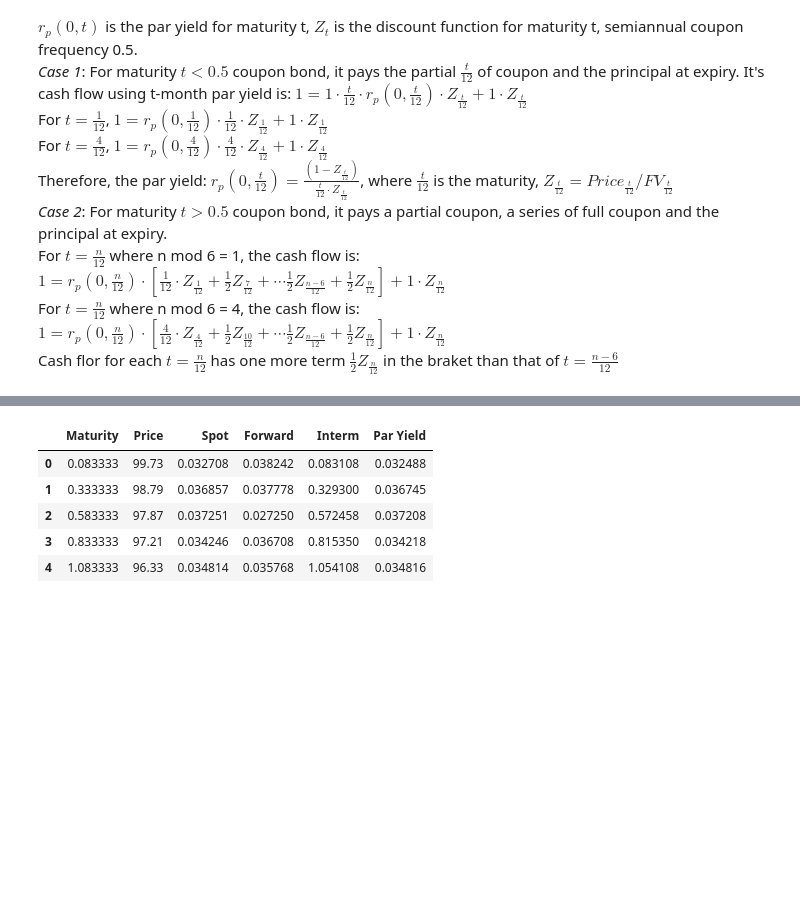
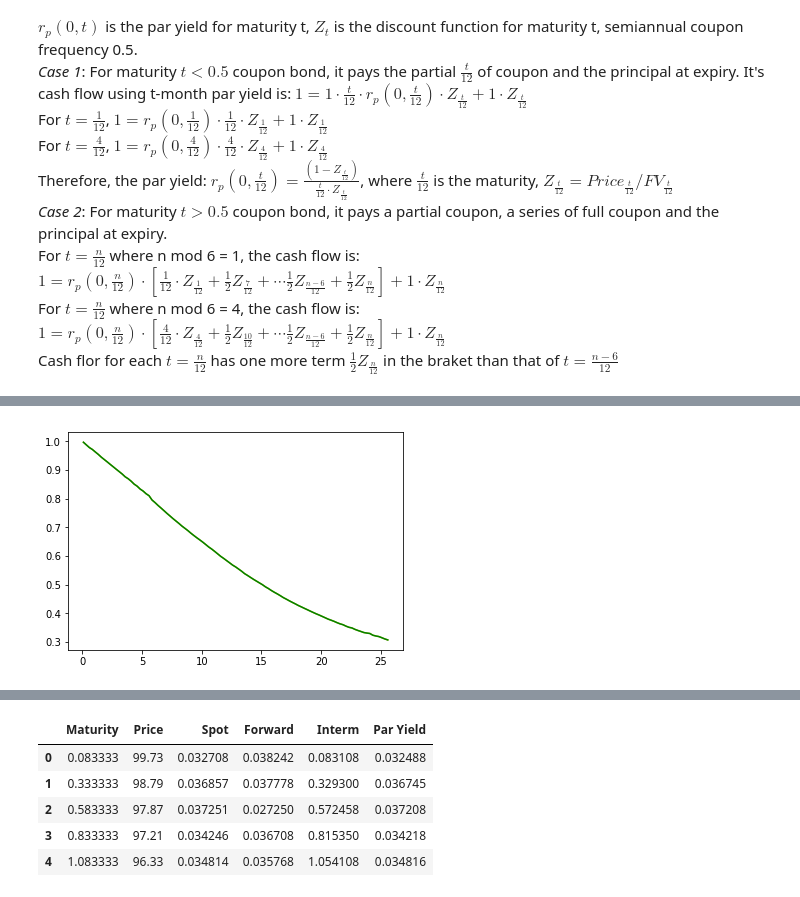
Before and after one commit to zheningliu/MFE_Projects_Summer_2018, a Jupyter notebook: 230I/230I_hw1.ipynb, the cells around one changed output, grey strips where cells are left out. Cells and saved outputs as stored; diff of their text form; code cells hidden in the pictures; blank space fills up the shorter version.

```diff
--- a/230I/230I_hw1.ipynb
+++ b/230I/230I_hw1.ipynb
@@ -34,0 +61,9 @@ import os
+# %%
+# Regress logZ on M1-M5
+new_df = pd.DataFrame(df['Maturity'].apply(lambda x: x**i) for i in range(1,6)).T
+new_df.columns = ['M1','M2','M3','M4','M5']
+df['Discount Function'] = bond.get_discount_function(df['Spot'], df['Maturity'], k=2)
+new_df['logZ'] = np.log(df['Discount Function'])
+rls = sm.ols(formula="logZ ~ %s + 0" % "+".join(new_df.columns.tolist()),data=new_df).fit()
+new_df['y_hat'] = rls.predict()
+print(rls.params)
@@ -34,0 +78,6 @@ import os
+# %%
+# Plot Z(T) and predicted z(T)
+plt.plot(df['Maturity'],np.exp(new_df['y_hat']),'y-',df['Maturity'], df['Discount Function'], 'g-')
+plt.show()
+# %% [output]
+[figure, added]
```
Also changed, not shown: parts of 18 cells of this notebook, 1 other file.
